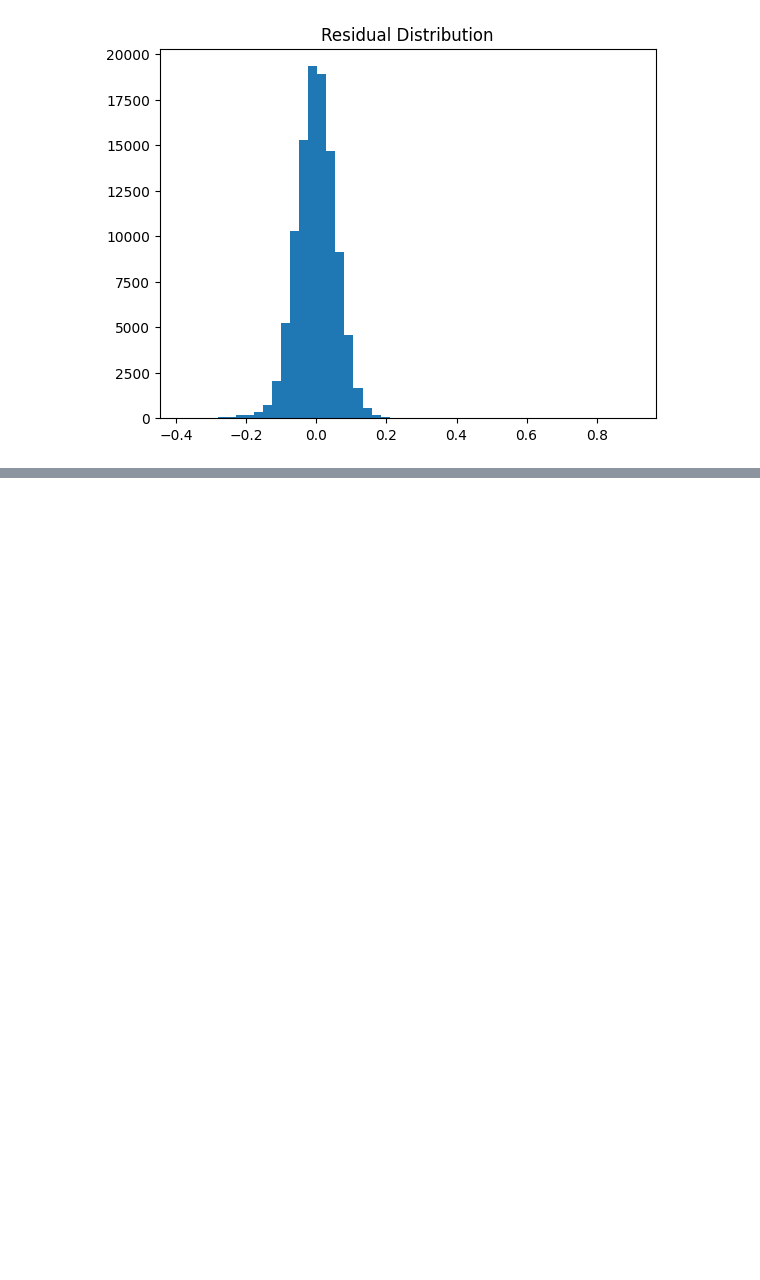
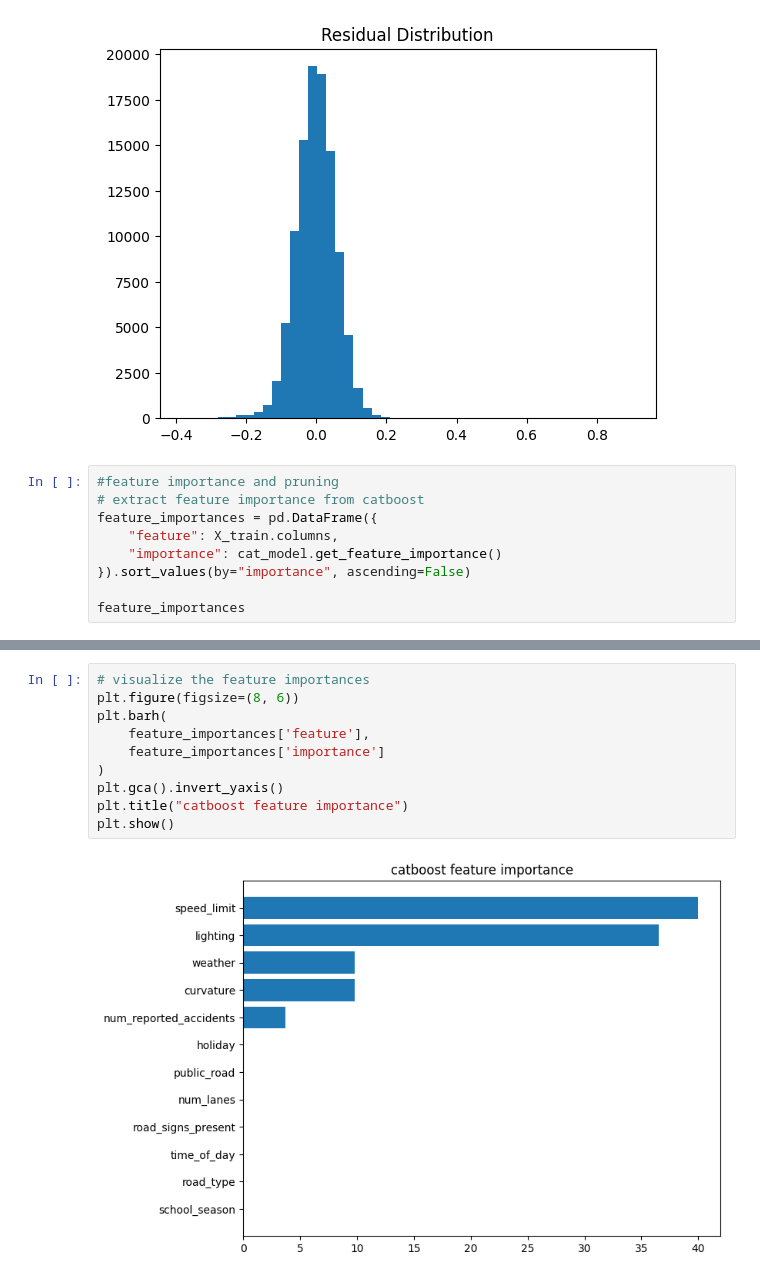
Before and after one commit to christopher-christain/Predicting-Road-Accident-Risk, a Jupyter notebook: Notebooks/feature_engineering.ipynb, the cells around one changed output, grey strips where cells are left out. Drawn from its saved outputs; the diff is of its cells as text; blank space fills up the shorter version.

```diff
--- a/Notebooks/feature_engineering.ipynb
+++ b/Notebooks/feature_engineering.ipynb
@@ -212,3 +204,12 @@ plt.title("Residual Distribution")
 plt.show()
 # %% [output]
 [figure]
+# %%
+#feature importance and pruning
+# extract feature importance from catboost
+feature_importances = pd.DataFrame({
+    "feature": X_train.columns,
+    "importance": cat_model.get_feature_importance()
+}).sort_values(by="importance", ascending=False)
+
+feature_importances
@@ -214,0 +230,12 @@ plt.show()
+# %%
+# visualize the feature importances
+plt.figure(figsize=(8, 6))
+plt.barh(
+    feature_importances['feature'],
+    feature_importances['importance']
+)
+plt.gca().invert_yaxis()
+plt.title("catboost feature importance")
+plt.show()
+# %% [output]
+[figure, added]
```
Also changed, not shown: parts of 40 cells of this notebook, 10 other files.
